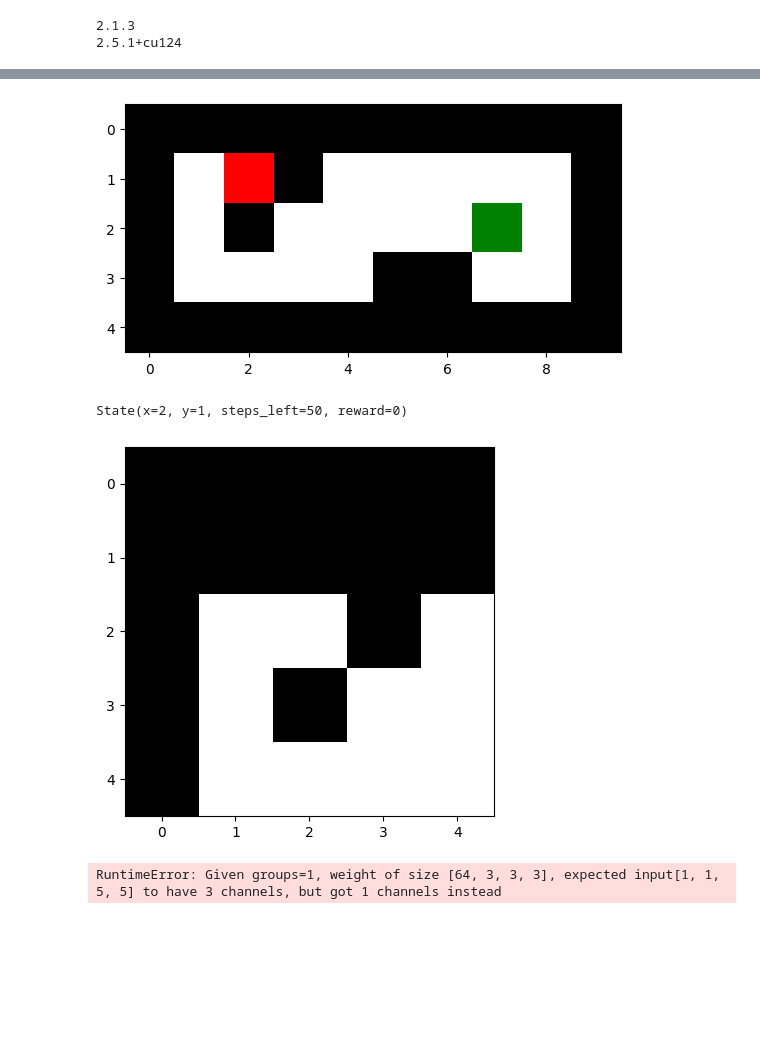
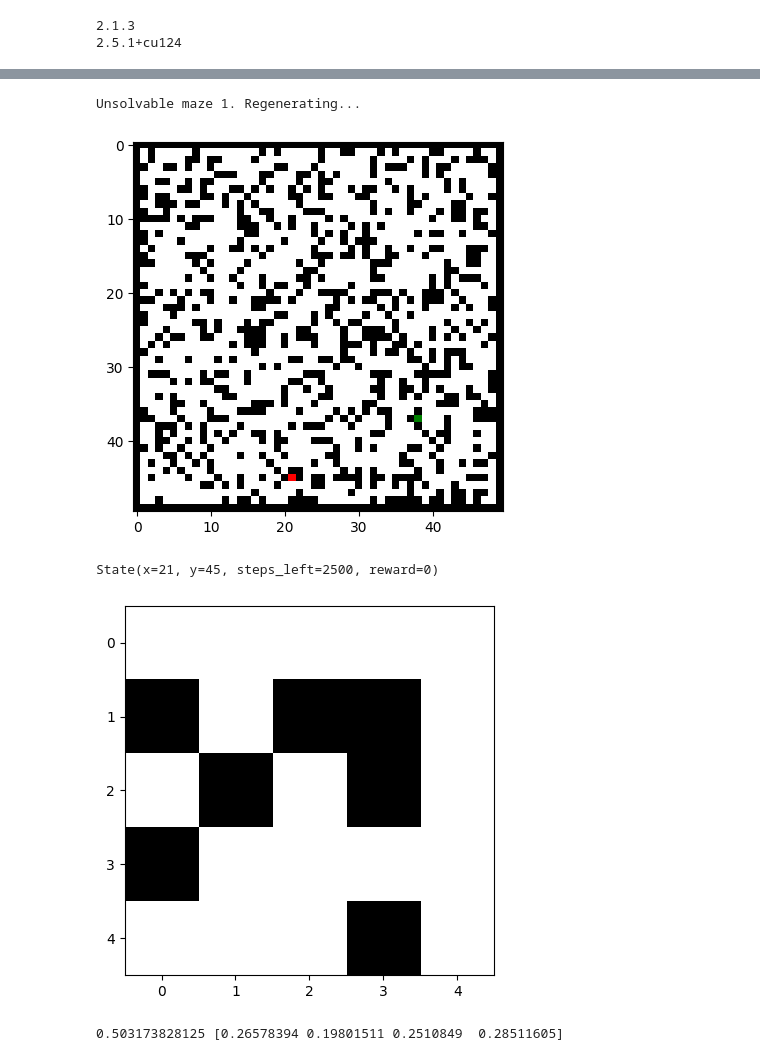
Before and after one commit to shaoyuancc/AlphaZeroFromScratch, a Jupyter notebook: discrete_maze/3.Model.ipynb, the cells around one changed output, grey strips where cells are left out. Cells and saved outputs as stored; diff of their text form; code cells hidden in the pictures; blank space fills up the shorter version.

Commit message:
fixed softmaxbug in model architecture. Added steps left and normalized distances as input to the network

```diff
--- a/discrete_maze/3.Model.ipynb
+++ b/discrete_maze/3.Model.ipynb
@@ -69,16 +69,28 @@ class Maze:
         x_padded = state.x + half_width
         y_padded = state.y + half_width
 
-        # Extract the observation window
-        obs_window = padded_maze[
+        # Plane 0: Obstacles
+        # Extract the observation window where obstacle is 1 and free space is 0
+        plane_obstacles = padded_maze[
             x_padded - half_width : x_padded + half_width + 1,
             y_padded - half_width : y_padded + half_width + 1
         ]
 
         # Make sure that any number that is not 1 is 0
-        obs_window[obs_window != 1] = 0
+        plane_obstacles[plane_obstacles != 1] = 0
 
-        return obs_window
+        return np.stack([plane_obstacles], axis=0)
+
+        # # Plane 1: Free Space (1s where free space, 0s where obstacles)
+        # plane_free_space = plane_obstacles == 0
+
+        # # Plane 2: Agent's position
+        # plane_agent = np.zeros_like(plane_obstacles)
+        # plane_agent[half_width, half_width] = 1
+
+        # encoded_observation = np.stack([plane_obstacles, plane_free_space, plane_agent], axis=0)
+
+        # return encoded_observation
 
     def get_valid_moves(self, state: State):
         valid_moves = []
@@ -232,9 +244,9 @@ class ResNet(nn.Module):
         self.maze = maze
 
         # Initial convolutional block
-        # The 3 channels are: plane for obstacles = 1, plane for free space = 1, plane for the agent = 1
+        # The single input channel is for the observation where obstacles are 1 and free space is 0
         self.startBlock = nn.Sequential(
-            nn.Conv2d(in_channels=3, out_channels=num_filters, kernel_size=3, stride=1, padding=1),
+            nn.Conv2d(in_channels=1, out_channels=num_filters, kernel_size=3, stride=1, padding=1),
             nn.BatchNorm2d(num_features=num_filters),
             nn.ReLU()
         )
@@ -259,7 +271,8 @@ class ResNet(nn.Module):
         self.policyHead_flat = nn.Sequential(
             nn.Linear(policy_conv_output_size + 4, 256),  # Adding 4 for the positions of agent and target
             nn.ReLU(),
-            nn.Linear(256, maze.action_size)
+            nn.Linear(256, maze.action_size),
+            nn.Softmax(dim=1)
         )
 
         # Value head convolutional part
@@ -327,29 +340,31 @@ class ResBlock(nn.Module):
         x = F.relu(x)
         return x
 # %%
-maze = Maze(10, 5)
+maze = Maze(50, 50)
 state = maze.get_initial_state()
 obs = maze.get_encoded_observation(state)
 maze.visualize_state()
 print(state)
 maze.visualize_state(map=obs)
 
 tensor_obs = torch.tensor(obs, dtype=torch.float32).unsqueeze(0)
 tensor_agent_pos = torch.tensor([state.x, state.y], dtype=torch.float32).unsqueeze(0)
 tensor_goal_pos = torch.tensor([maze.target[0], maze.target[1]], dtype=torch.float32).unsqueeze(0)
 
 model = ResNet(maze, num_resBlocks=4, num_filters=64)
 
 policy, value = model(tensor_obs, tensor_agent_pos, tensor_goal_pos)
 value = value.item()
-policy = torch.softmax(policy, axis=1).squeeze(0).detach().cpu().numpy()
+# policy = torch.softmax(policy, axis=1).squeeze(0).detach().cpu().numpy()
+policy = policy.squeeze(0).detach().cpu().numpy()
 
 print(value, policy)
 
 plt.bar(range(maze.action_size), policy)
 plt.show()
 # %% [output]
+Unsolvable maze 1. Regenerating...
-[figure, old version]
+[figure, new version]
-State(x=2, y=1, steps_left=50, reward=0)
+State(x=21, y=45, steps_left=2500, reward=0)
-[figure, old version]
+[figure, new version]
-RuntimeError: Given groups=1, weight of size [64, 3, 3, 3], expected input[1, 1, 5, 5] to have 3 channels, but got 1 channels instead
+0.503173828125 [0.26578394 0.19801511 0.2510849  0.28511605]
```
Also changed, not shown: parts of 2 cells of this notebook, 19 other files.
